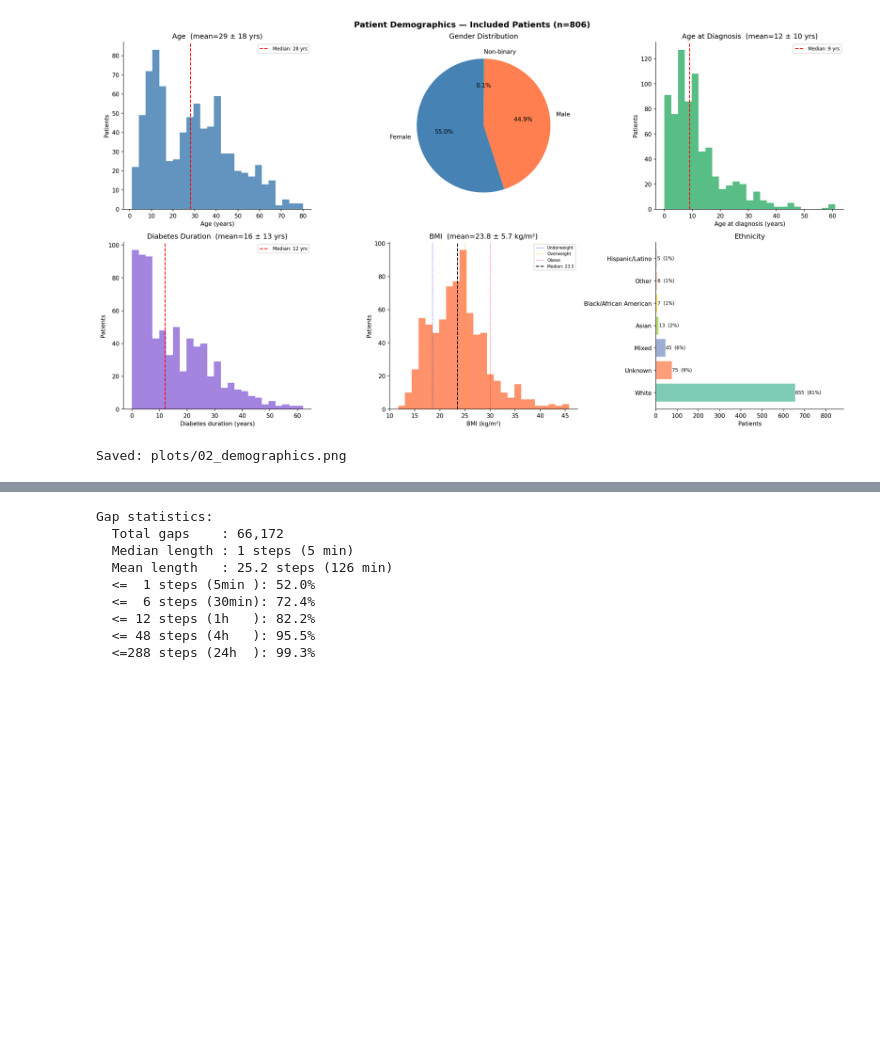
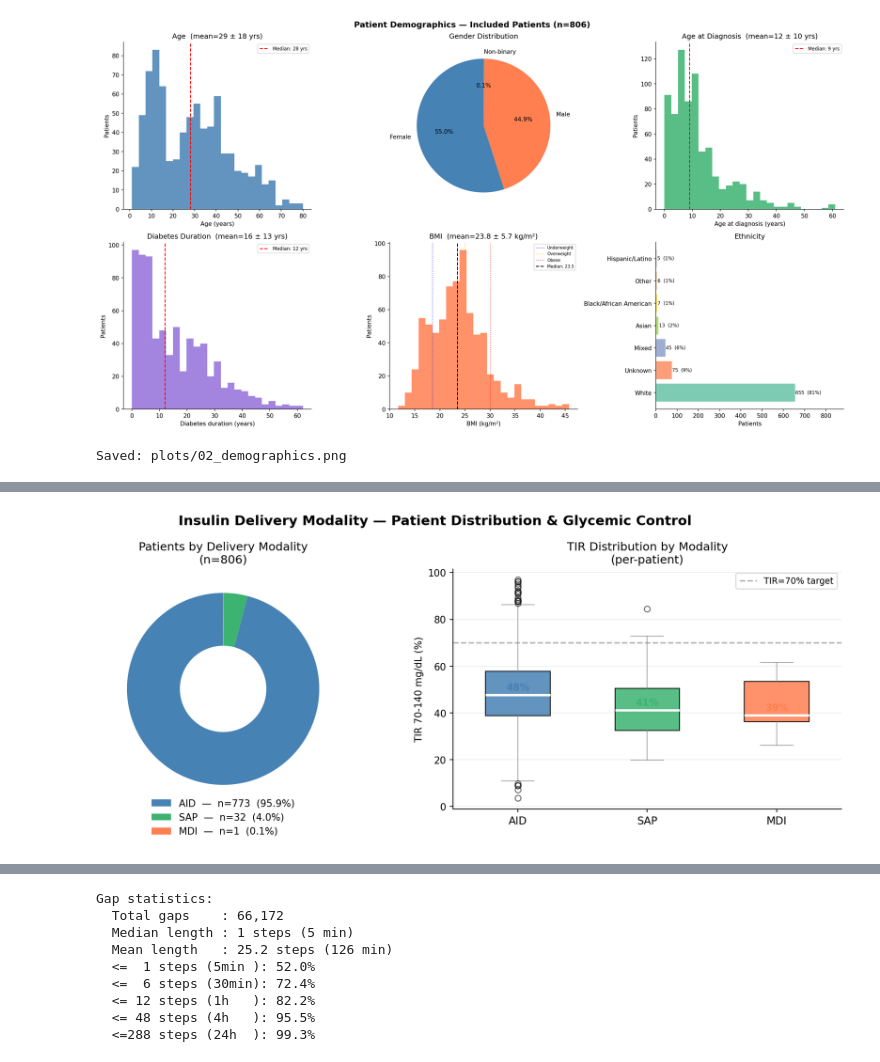
Before and after one commit to marcfont14/tvae, a Jupyter notebook: notebooks/01_exploration.ipynb, the cells around one changed output, grey strips where cells are left out. Cells and saved outputs as stored; diff of their text form; code cells hidden in the pictures; blank space fills up the shorter version.

```diff
--- a/notebooks/01_exploration.ipynb
+++ b/notebooks/01_exploration.ipynb
@@ -494,0 +450,20 @@ Saved: plots/03_cgm_by_modality.png
+# %%
+# Cell 8a — Compute TIR per patient per modality (used in Cell 8b)
+modality_tir = defaultdict(list)
+
+f = pq.ParquetFile('raw_data/metabonet_train_filtered.parquet')
+for batch in f.iter_batches(columns=['id', 'CGM'], batch_size=1_000_000):
+    df = batch.to_pandas()
+    for pid, grp in df.groupby('id'):
+        mod = pid_to_modality.get(pid, 'unknown')
+        if mod not in ['AID', 'SAP', 'MDI']:
+            continue
+        cgm = grp['CGM'].dropna()
+        cgm = cgm[cgm.between(CGM_MIN, CGM_MAX)]
+        if len(cgm) > 0:
+            tir = 100 * cgm.between(TARGET_LOW, TARGET_HIGH).mean()
+            modality_tir[mod].append(tir)
+
+for mod in ['AID', 'SAP', 'MDI']:
+    vals = modality_tir[mod]
+    print(f"{mod}: n={len(vals)} patients, median TIR={np.median(vals):.0f}%")
@@ -494,0 +474,62 @@ Saved: plots/03_cgm_by_modality.png
+# %%
+# Cell 8b — Modality plot
+fig, axes = plt.subplots(1, 2, figsize=(12, 5))
+fig.suptitle("Insulin Delivery Modality — Patient Distribution & Glycemic Control",
+             fontsize=14, fontweight='bold')
+
+colors = {'AID': 'steelblue', 'SAP': 'mediumseagreen', 'MDI': 'coral'}
+
+# 1: Donut — sin autopct, solo leyenda
+ax = axes[0]
+mod_counts = df_valid['modality'].value_counts()
+mod_counts = mod_counts[mod_counts.index.isin(['AID', 'SAP', 'MDI'])]
+wedge_colors = [colors[m] for m in mod_counts.index]
+
+wedges, _ = ax.pie(
+    mod_counts.values,
+    colors=wedge_colors,
+    startangle=90,
+    wedgeprops={'width': 0.55}
+)
+ax.legend(
+    wedges,
+    [f'{m}  —  n={v}  ({100*v/mod_counts.sum():.1f}%)' for m, v in mod_counts.items()],
+    loc='lower center',
+    bbox_to_anchor=(0.5, -0.15),
+    fontsize=10,
+    frameon=False,
+    ncol=1
+)
+ax.set_title('Patients by Delivery Modality\n(n=806)', fontsize=12)
+
+# 2: TIR boxplot
+ax = axes[1]
+tir_data = [modality_tir[mod] for mod in ['AID', 'SAP', 'MDI']]
+bp = ax.boxplot(tir_data, patch_artist=True, widths=0.5,
+                medianprops={'color': 'white', 'linewidth': 2.5})
+for patch, mod in zip(bp['boxes'], ['AID', 'SAP', 'MDI']):
+    patch.set_facecolor(colors[mod])
+    patch.set_alpha(0.85)
+for element in ['whiskers', 'caps', 'fliers']:
+    for item in bp[element]:
+        item.set_color('gray')
+        item.set_alpha(0.6)
+
+ax.axhline(70, color='gray', linestyle='--', lw=1.5, alpha=0.6, label='TIR=70% target')
+ax.set_xticklabels(['AID', 'SAP', 'MDI'], fontsize=11)
+ax.set_ylabel('TIR 70-140 mg/dL (%)')
+ax.set_title('TIR Distribution by Modality\n(per-patient)')
+ax.legend(fontsize=9)
+ax.grid(alpha=0.2, axis='y')
+
+for i, mod in enumerate(['AID', 'SAP', 'MDI']):
+    med = np.median(modality_tir[mod])
+    ax.text(i + 1, med + 2, f'{med:.0f}%',
+            ha='center', fontsize=10, fontweight='bold', color=colors[mod])
+
+plt.tight_layout()
+plt.savefig('plots/03_modality_overview.png', dpi=150, bbox_inches='tight')
+plt.show()
+print("Saved: plots/03_modality_overview.png")
+# %% [output]
+[figure, added]
```
Also changed, not shown: parts of 3 cells of this notebook.
